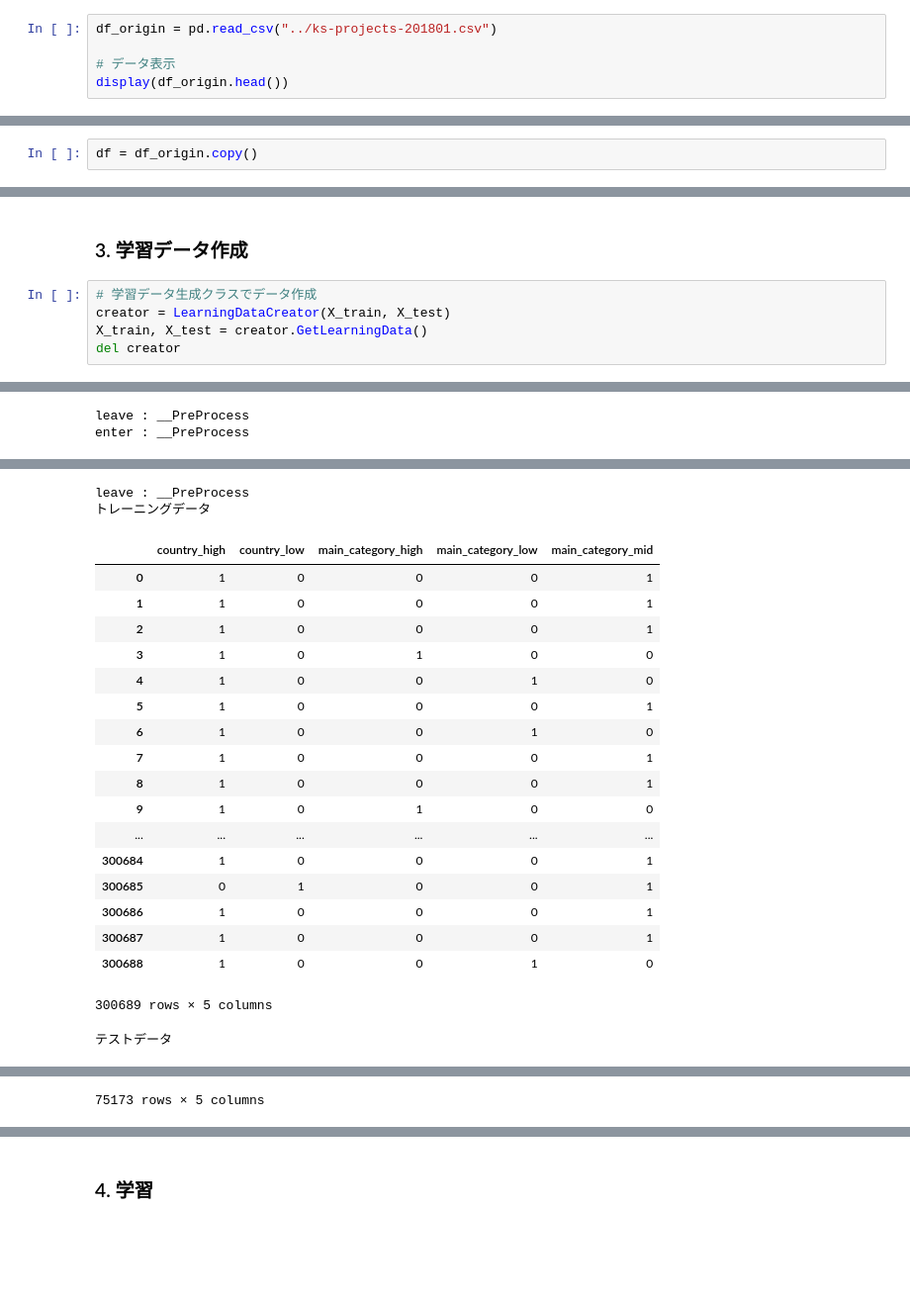
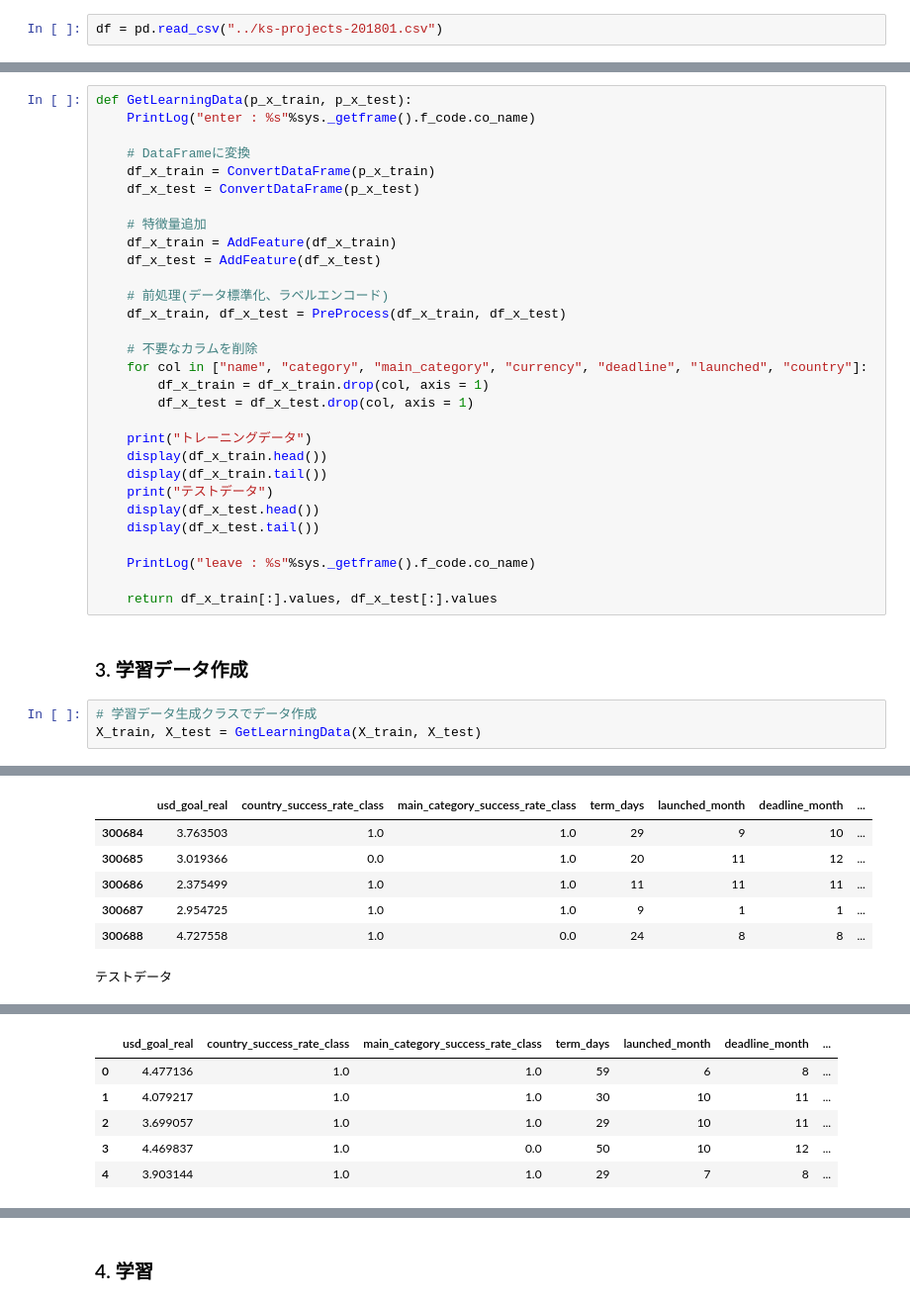
Before and after one commit to a-ozaki-a-ozaki-a-ozaki/KagawaAI_Homework, a Jupyter notebook: Day3_work_尾崎晃広.ipynb, the cells around one changed output, grey strips where cells are left out. Shown at 99% size. Saved outputs shown, nothing was run; the diff lists cells and outputs as text; blank space fills up the shorter version.

```diff
--- a/Day3_work_尾崎晃広.ipynb
+++ b/Day3_work_尾崎晃広.ipynb
@@ -182,5 +15,2 @@ class LearningDataCreator:
 # %%
-df_origin = pd.read_csv("../ks-projects-201801.csv")
-
-# データ表示
-display(df_origin.head())
+df = pd.read_csv("../ks-projects-201801.csv")
@@ -194,5 +17,3 @@ display(df_origin.head())
-# %%
-df = df_origin.copy()
 # %%
 # 訓練データとテストデータを分ける
 df = df[df["state"] != "live"]
@@ -225,8 +132,36 @@ df
+# %%
+def GetLearningData(p_x_train, p_x_test):
+    PrintLog("enter : %s"%sys._getframe().f_code.co_name)
+
+    # DataFrameに変換
+    df_x_train = ConvertDataFrame(p_x_train)
+    df_x_test = ConvertDataFrame(p_x_test)
+
+    # 特徴量追加
+    df_x_train = AddFeature(df_x_train)
+    df_x_test = AddFeature(df_x_test)
+
+    # 前処理(データ標準化、ラベルエンコード)
+    df_x_train, df_x_test = PreProcess(df_x_train, df_x_test)
+
+    # 不要なカラムを削除
+    for col in ["name", "category", "main_category", "currency", "deadline", "launched", "country"]:
+        df_x_train = df_x_train.drop(col, axis = 1)
+        df_x_test = df_x_test.drop(col, axis = 1)
+
+    print("トレーニングデータ")
+    display(df_x_train.head())
+    display(df_x_train.tail())
+    print("テストデータ")
+    display(df_x_test.head())
+    display(df_x_test.tail())
+
+    PrintLog("leave : %s"%sys._getframe().f_code.co_name)
+
+    return df_x_train[:].values, df_x_test[:].values
 # %% [markdown]
 ### 3. 学習データ作成
 # %%
 # 学習データ生成クラスでデータ作成
-creator = LearningDataCreator(X_train, X_test)
-X_train, X_test = creator.GetLearningData()
-del creator
+X_train, X_test = GetLearningData(X_train, X_test)
 # %% [output]
@@ -251,2 +175,7 @@ enter : __PreProcess
+|  | usd_goal_real | country_success_rate_class | main_category_success_rate_class | term_days | launched_month | deadline_month | ... |
+| 300684 | 3.763503 | 1.0 | 1.0 | 29 | 9 | 10 | ... |
+| 300685 | 3.019366 | 0.0 | 1.0 | 20 | 11 | 12 | ... |
+| 300686 | 2.375499 | 1.0 | 1.0 | 11 | 11 | 11 | ... |
+| 300687 | 2.954725 | 1.0 | 1.0 | 9 | 1 | 1 | ... |
+| 300688 | 4.727558 | 1.0 | 0.0 | 24 | 8 | 8 | ... |
-leave : __PreProcess
-enter : __PreProcess
+テストデータ
@@ -259,21 +182,6 @@ enter : __PreProcess
-leave : __PreProcess
-トレーニングデータ
-|  | country_high | country_low | main_category_high | main_category_low | main_category_mid |
-| 0 | 1 | 0 | 0 | 0 | 1 |
-| 1 | 1 | 0 | 0 | 0 | 1 |
-| 2 | 1 | 0 | 0 | 0 | 1 |
-| 3 | 1 | 0 | 1 | 0 | 0 |
-| 4 | 1 | 0 | 0 | 1 | 0 |
-| 5 | 1 | 0 | 0 | 0 | 1 |
-| 6 | 1 | 0 | 0 | 1 | 0 |
-| 7 | 1 | 0 | 0 | 0 | 1 |
-| 8 | 1 | 0 | 0 | 0 | 1 |
-| 9 | 1 | 0 | 1 | 0 | 0 |
-| ... | ... | ... | ... | ... | ... |
-| 300684 | 1 | 0 | 0 | 0 | 1 |
-| 300685 | 0 | 1 | 0 | 0 | 1 |
-| 300686 | 1 | 0 | 0 | 0 | 1 |
-| 300687 | 1 | 0 | 0 | 0 | 1 |
-| 300688 | 1 | 0 | 0 | 1 | 0 |
+|  | usd_goal_real | country_success_rate_class | main_category_success_rate_class | term_days | launched_month | deadline_month | ... |
+| 0 | 4.477136 | 1.0 | 1.0 | 59 | 6 | 8 | ... |
+| 1 | 4.079217 | 1.0 | 1.0 | 30 | 10 | 11 | ... |
+| 2 | 3.699057 | 1.0 | 1.0 | 29 | 10 | 11 | ... |
+| 3 | 4.469837 | 1.0 | 0.0 | 50 | 10 | 12 | ... |
+| 4 | 3.903144 | 1.0 | 1.0 | 29 | 7 | 8 | ... |
-300689 rows × 5 columns
-テストデータ
@@ -297 +193,0 @@ leave : __PreProcess
-75173 rows × 5 columns
```
Also changed, not shown: parts of 23 cells of this notebook.
